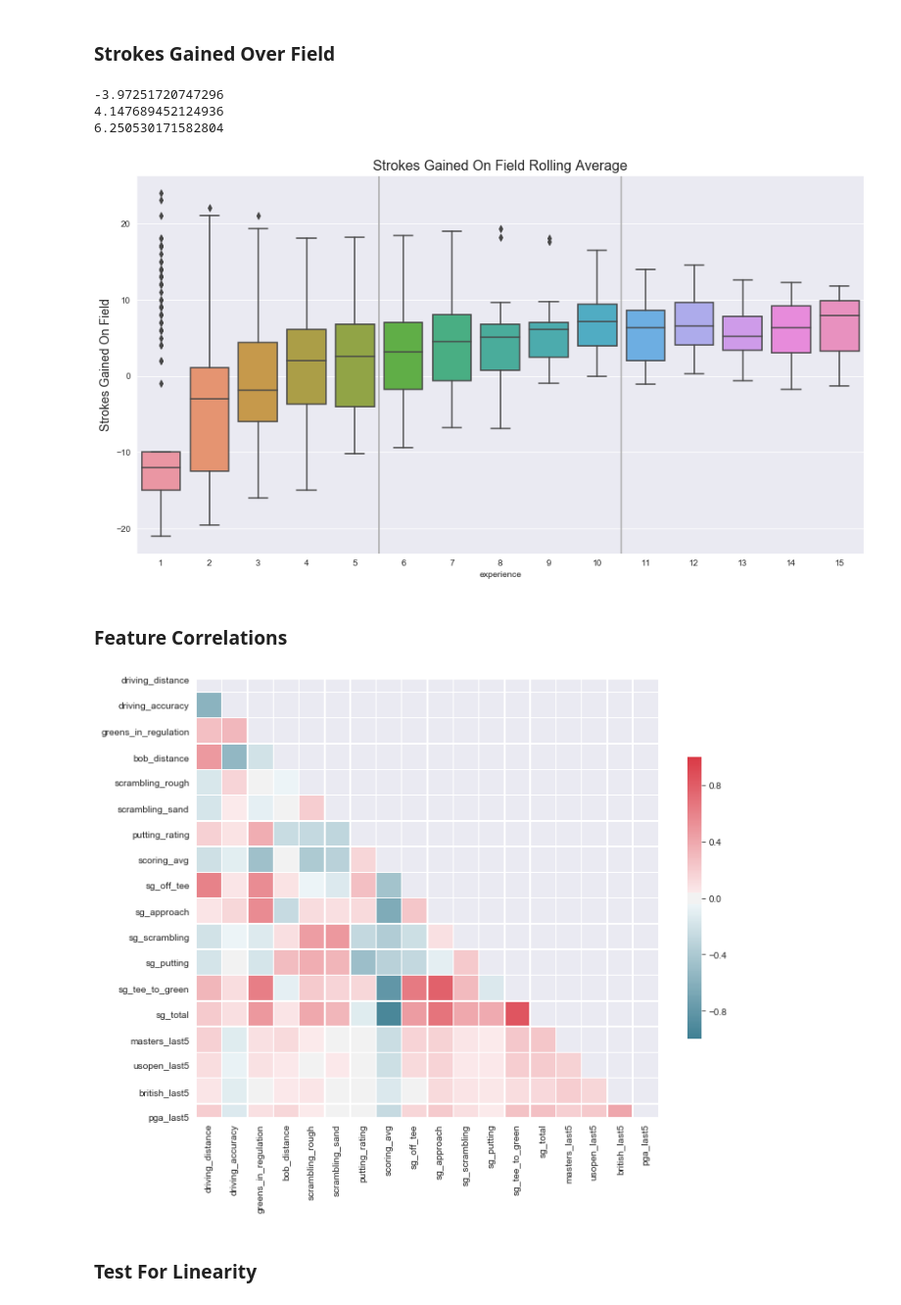
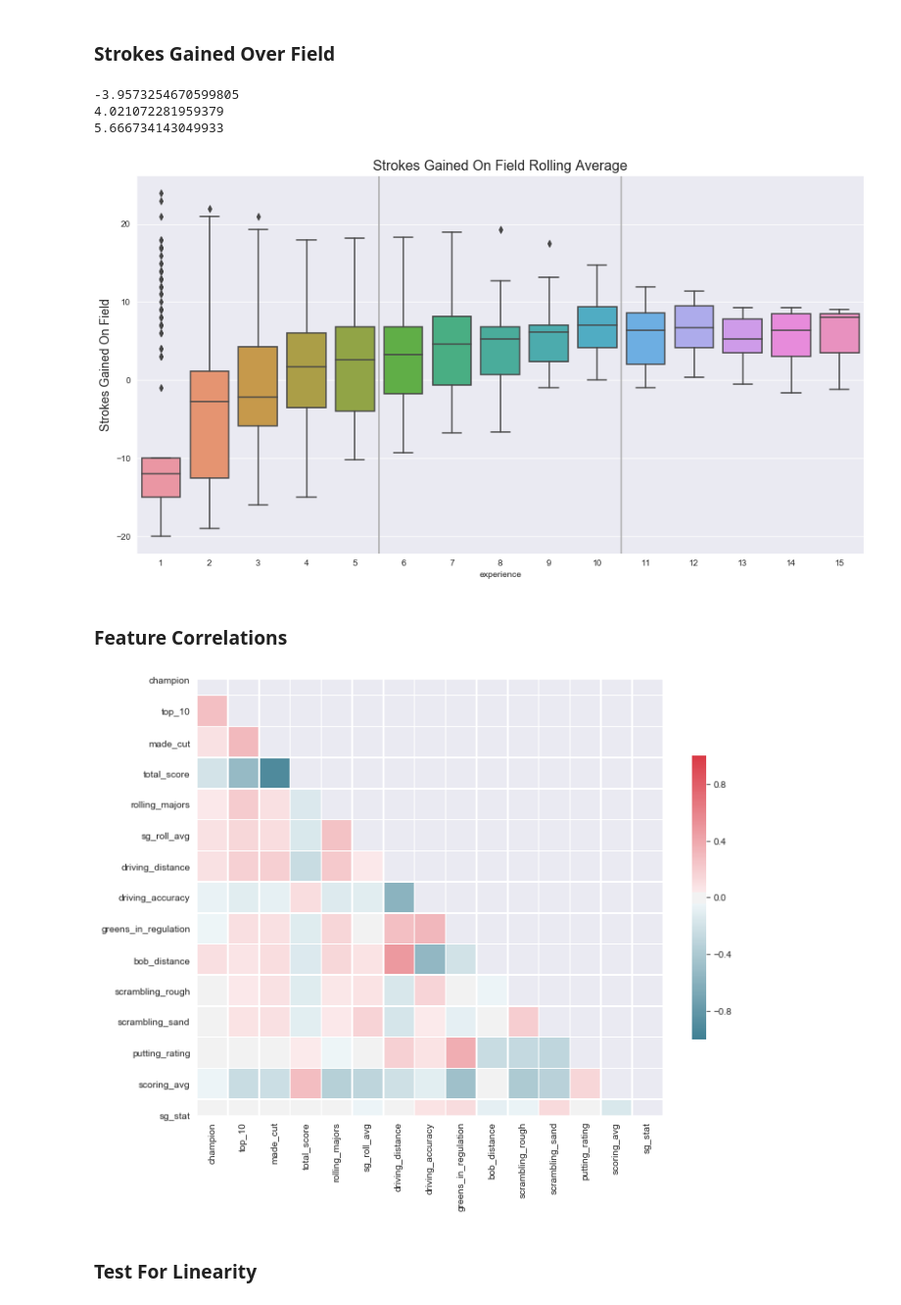
Before and after one commit to jprinfret/masters_tournament_classifier, a Jupyter notebook: 2020 Masters Tournament Predictions.ipynb, the cells around one changed output. Shown at 98% size. Drawn from its saved outputs; the diff is of its cells as text; code cells hidden in the pictures.

```diff
--- a/2020 Masters Tournament Predictions.ipynb
+++ b/2020 Masters Tournament Predictions.ipynb
@@ -615,7 +739,7 @@ Validation Set: (895, 30)
 # %% [markdown]
 ## General Information
 # %%
-df = pd.read_csv('csv_files/no_2019_golfer_data.csv', index_col=0)
+df = pd.read_csv('csv_files/holdouts/2019/test_df_data.csv', index_col=0)
 
 print(df.shape)
 df.head(10)
@@ -976,9 +1098,9 @@ print(exp1)
 print(exp2)
 print(exp3)
 # %% [output]
--3.97251720747296
-4.147689452124936
-6.250530171582804
+-3.9573254670599805
+4.021072281959379
+5.666734143049933
 # %%
 # Strokes Gained on field by experience
 fig = plt.figure(figsize=figsize);
@@ -994,34 +1116,41 @@ ax.axvline(9.5, color='darkgray');
 ax.set_ylabel('Strokes Gained On Field', fontsize=14);
 ax.set_title('Strokes Gained On Field Rolling Average', fontsize=16);
 # %% [output]
-[figure, old version]
+[figure, new version]
 # %% [markdown]
 ### Feature Correlations
 # %%
-df_corr = df[x_cols]
+features = ['champion', 'top_10', 'made_cut', 'total_score',
+            'rolling_majors', 'sg_roll_avg',
+            'driving_distance', 'driving_accuracy',
+            'greens_in_regulation', 'bob_distance',
+            'scrambling_rough', 'scrambling_sand', 'putting_rating',
+            'scoring_avg', 'sg_stat']
+
+df_corr = df[features]
 
 fig = plt.figure(figsize=(11,11))
 
 # Create mask
 mask = np.zeros_like(df_corr.corr(), dtype=np.bool)
 mask[np.triu_indices_from(mask)] = True
 
 # Create color scheme
 cmap = sns.diverging_palette(220, 10, as_cmap=True)
 
 ax1 = fig.add_subplot(111)
 sns.heatmap(df_corr.corr(),
             mask=mask,
             cmap=cmap,
             center=0,
             vmin=-1,
             vmax=1,
             square=True,
             linewidths=0.5,
             cbar_kws={'shrink': 0.5},
             ax=ax1);
 # %% [output]
-[figure, old version]
+[figure, new version]
 # %% [markdown]
 ### Test For Linearity
 # %%
```
Also changed, not shown: parts of 120 cells of this notebook, 47 other files.
